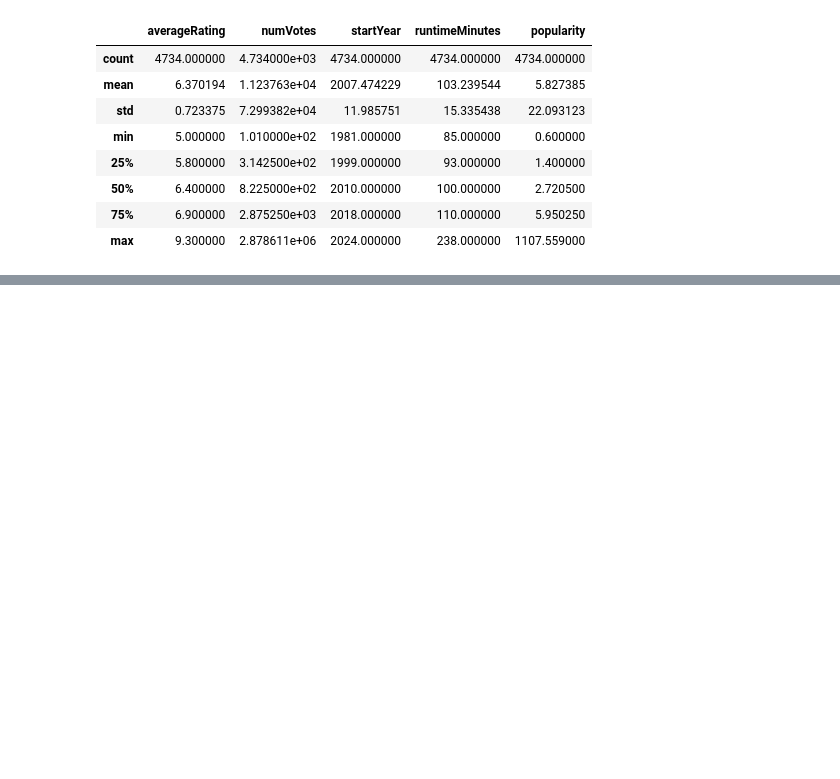
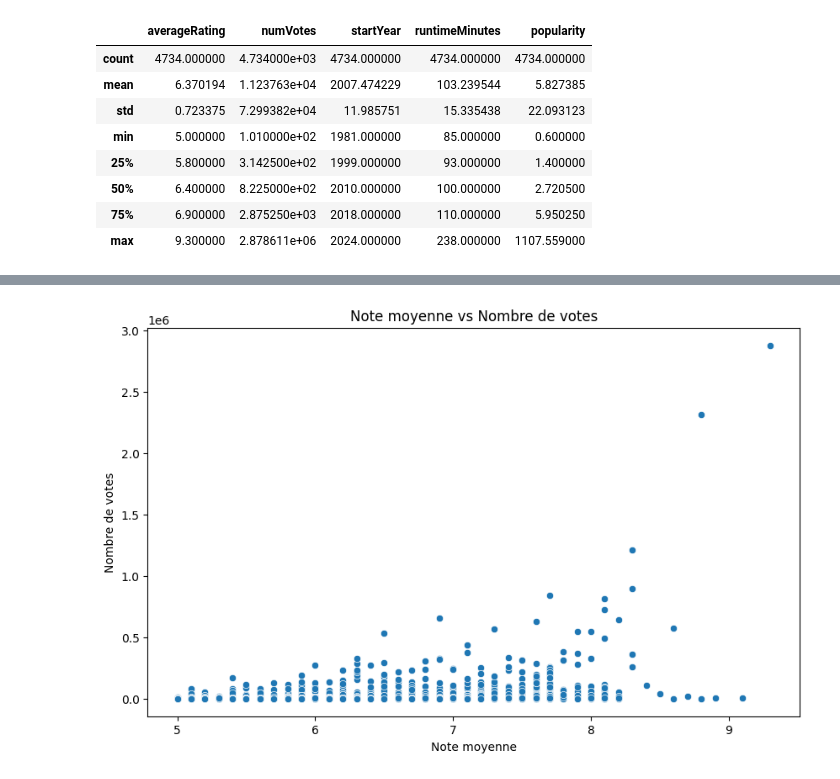
Before and after one commit to Patrick-NII/Projet-Data-IA, a Jupyter notebook: Merged_all_tables/merged_all_tables.ipynb, the cells around one changed output, grey strips where cells are left out. Cells and saved outputs as stored; diff of their text form; code cells hidden in the pictures; blank space fills up the shorter version.

```diff
--- a/Merged_all_tables/merged_all_tables.ipynb
+++ b/Merged_all_tables/merged_all_tables.ipynb
@@ -61,0 +59,11 @@ df_merged.describe()
+# %%
+# Moyenne entre le nombre de votes et la moyenne des notes
+
+plt.figure(figsize=(10, 6))
+sns.scatterplot(x='averageRating', y='numVotes', data=df_merged)
+plt.title('Note moyenne vs Nombre de votes')
+plt.xlabel('Note moyenne')
+plt.ylabel('Nombre de votes')
+plt.show()
+# %% [output]
+[figure, added]
```
Also changed, not shown: parts of 10 cells of this notebook.
